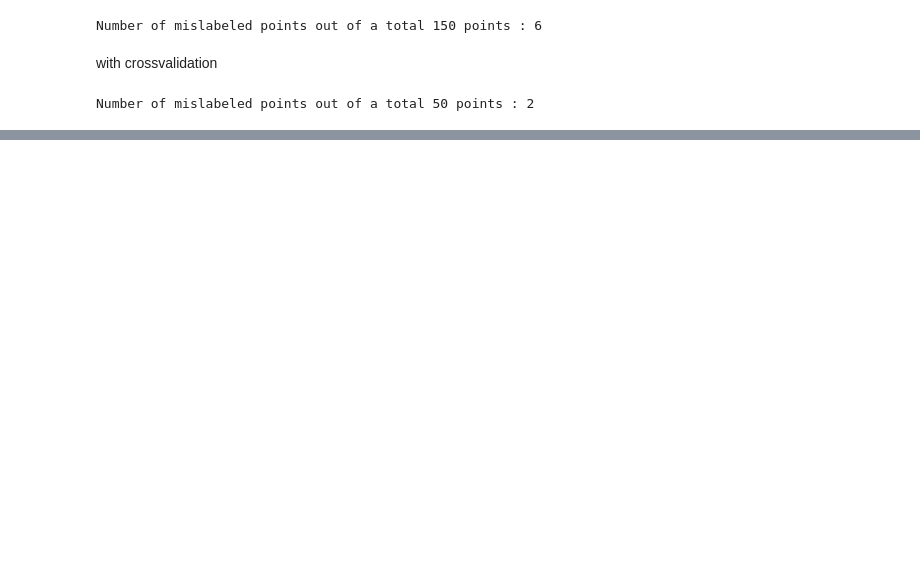
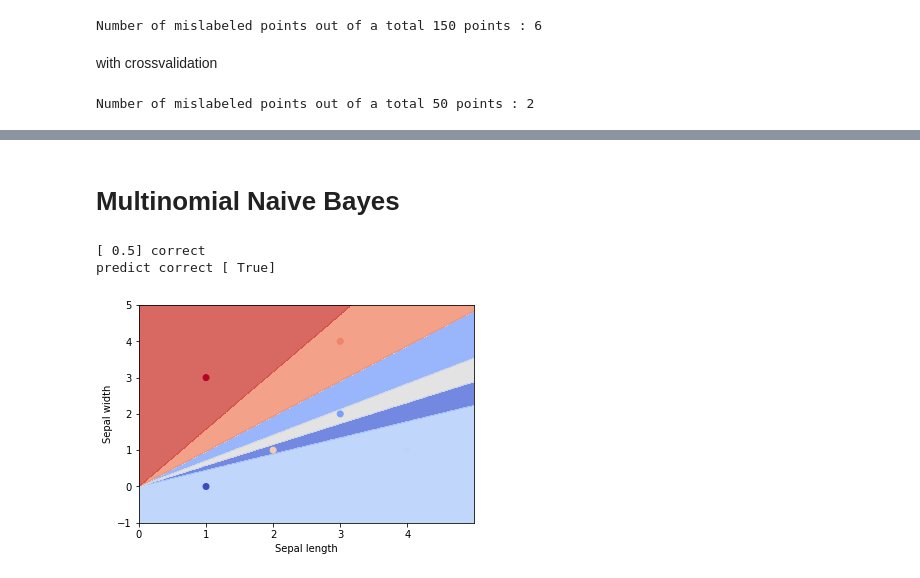
Before and after one commit to hyzhak/naive-bayes, a Jupyter notebook: main.ipynb, the cells around one changed output, grey strips where cells are left out. Saved outputs shown, nothing was run; the diff lists cells and outputs as text; code cells hidden in the pictures; blank space fills up the shorter version.

Commit message:
add multinomial naive bayes

```diff
--- a/main.ipynb
+++ b/main.ipynb
@@ -75,0 +84,21 @@ plt.ylim(yy.min(), yy.max());
+# %% [markdown]
+# Multinomial Naive Bayes
+# %%
+# multinomian naive bayes doesn't work for such small amount of features
+
+from sklearn.naive_bayes import MultinomialNB
+
+X = np.random.randint(5, size=(6, 2))
+y = np.array([1, 2, 3, 4, 5, 6])
+
+clf = MultinomialNB()
+clf.fit(X, y)
+
+print('{} correct'.format(sum(clf.predict([x_value]) == y[index] for index, x_value in enumerate(X)) / y.shape[0]))
+print('predict correct {}'.format(clf.predict(X[2:3]) == 3))
+
+plot_classifier(clf, X, y)
+# %% [output]
+[ 0.5] correct
+predict correct [ True]
+[figure, added]
```
Also changed, not shown: parts of 7 cells of this notebook.
